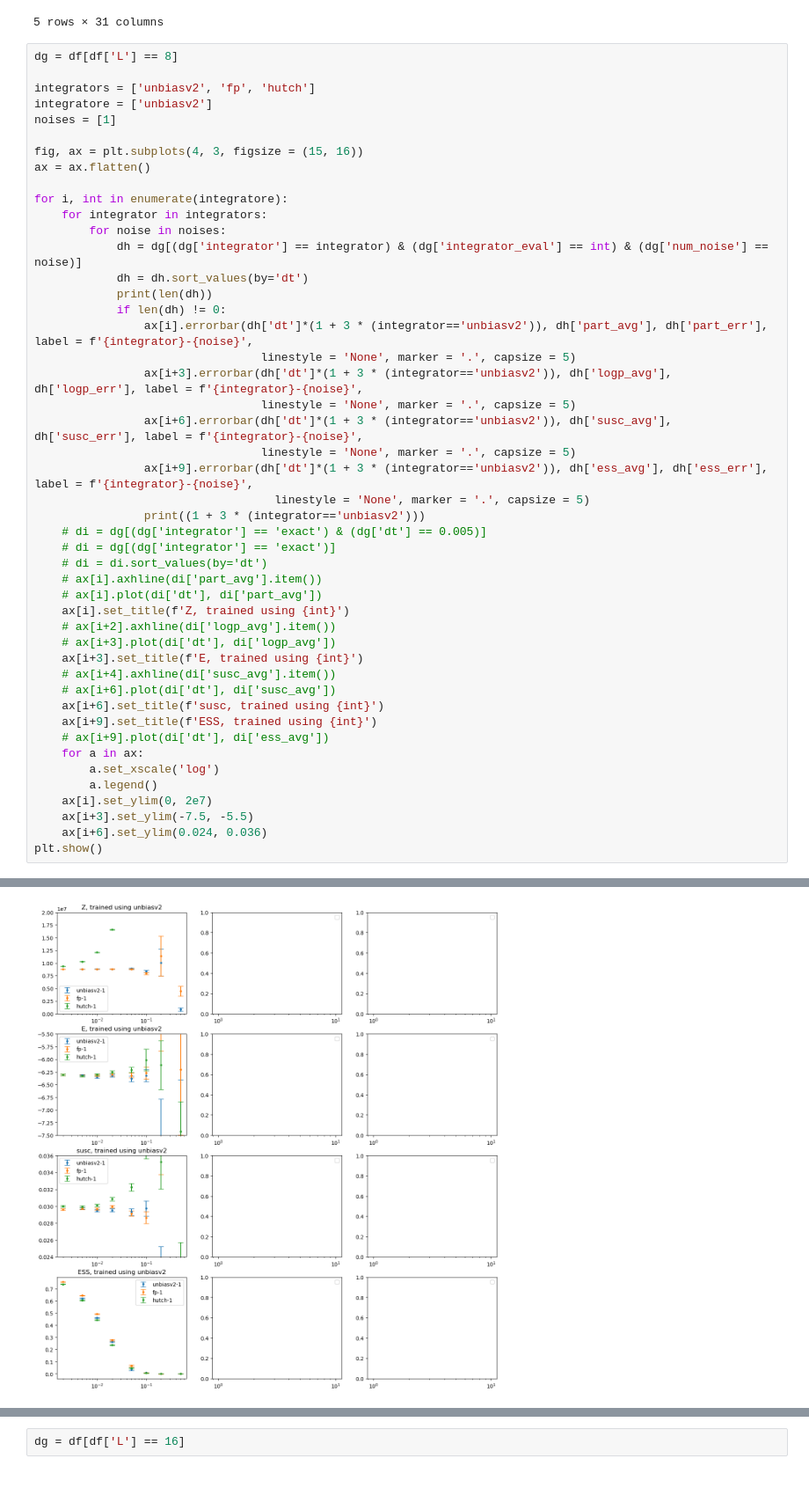
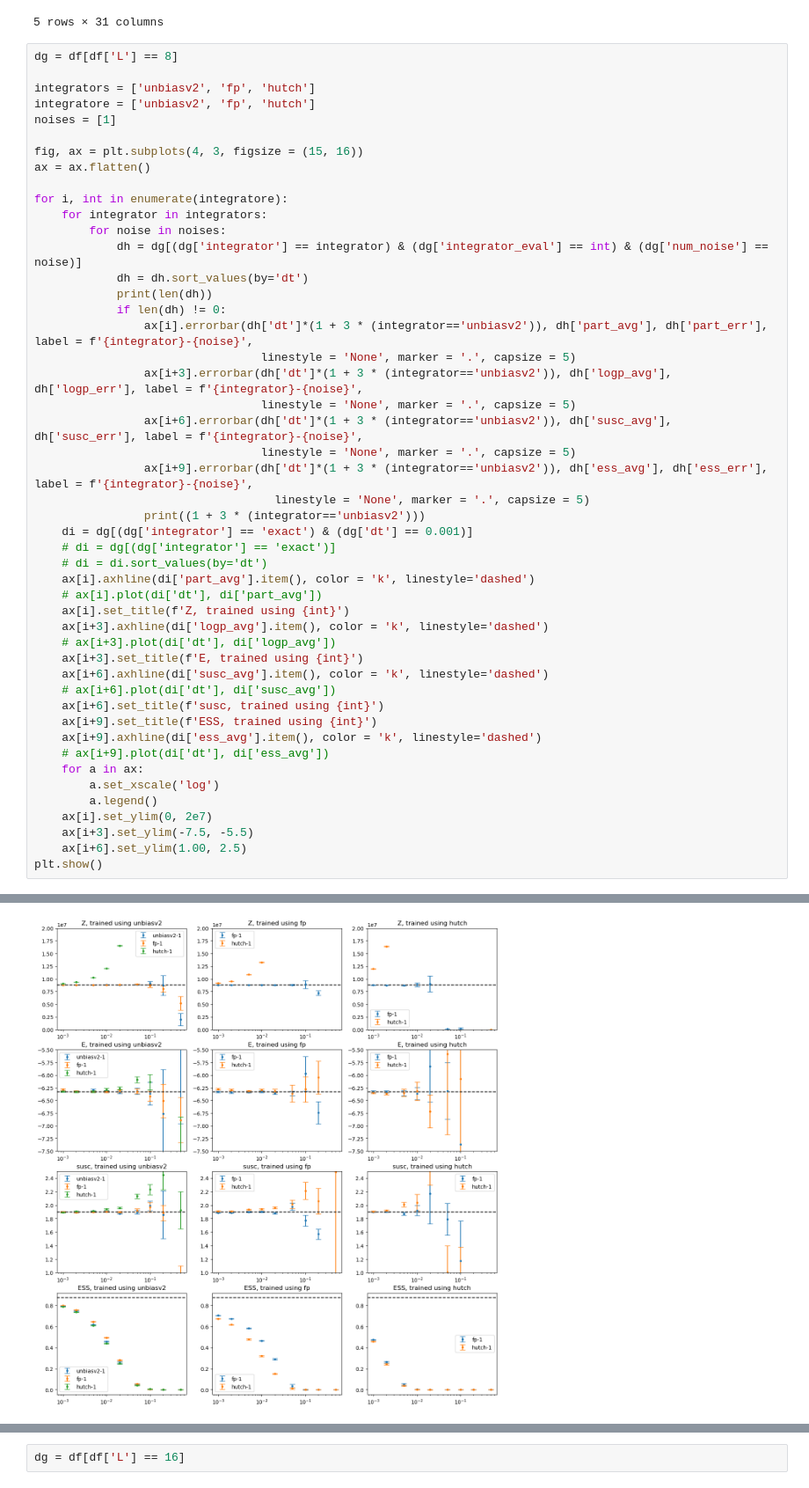
Before and after one commit to Satriawidy/unbiased_cnf, a Jupyter notebook: notebooks/analysis.ipynb, the cells around one changed output, grey strips where cells are left out. Shown at 88% size. Drawn from its saved outputs; the diff is of its cells as text.

```diff
--- a/notebooks/analysis.ipynb
+++ b/notebooks/analysis.ipynb
@@ -18,7 +18,7 @@ df.head()
 dg = df[df['L'] == 8]
 
 integrators = ['unbiasv2', 'fp', 'hutch']
-integratore = ['unbiasv2']
+integratore = ['unbiasv2', 'fp', 'hutch']
 noises = [1]
 
 fig, ax = plt.subplots(4, 3, figsize = (15, 16))
@@ -40,25 +40,26 @@ for i, int in enumerate(integratore):
                 ax[i+9].errorbar(dh['dt']*(1 + 3 * (integrator=='unbiasv2')), dh['ess_avg'], dh['ess_err'], label = f'{integrator}-{noise}',
                                    linestyle = 'None', marker = '.', capsize = 5)
                 print((1 + 3 * (integrator=='unbiasv2')))
-    # di = dg[(dg['integrator'] == 'exact') & (dg['dt'] == 0.005)]
+    di = dg[(dg['integrator'] == 'exact') & (dg['dt'] == 0.001)]
     # di = dg[(dg['integrator'] == 'exact')]
     # di = di.sort_values(by='dt')
-    # ax[i].axhline(di['part_avg'].item())
+    ax[i].axhline(di['part_avg'].item(), color = 'k', linestyle='dashed')
     # ax[i].plot(di['dt'], di['part_avg'])
     ax[i].set_title(f'Z, trained using {int}')
-    # ax[i+2].axhline(di['logp_avg'].item())
+    ax[i+3].axhline(di['logp_avg'].item(), color = 'k', linestyle='dashed')
     # ax[i+3].plot(di['dt'], di['logp_avg'])
     ax[i+3].set_title(f'E, trained using {int}')
-    # ax[i+4].axhline(di['susc_avg'].item())
+    ax[i+6].axhline(di['susc_avg'].item(), color = 'k', linestyle='dashed')
     # ax[i+6].plot(di['dt'], di['susc_avg'])
     ax[i+6].set_title(f'susc, trained using {int}')
     ax[i+9].set_title(f'ESS, trained using {int}')
+    ax[i+9].axhline(di['ess_avg'].item(), color = 'k', linestyle='dashed')
     # ax[i+9].plot(di['dt'], di['ess_avg'])
     for a in ax:
         a.set_xscale('log')
         a.legend()
     ax[i].set_ylim(0, 2e7)
     ax[i+3].set_ylim(-7.5, -5.5)
-    ax[i+6].set_ylim(0.024, 0.036)
+    ax[i+6].set_ylim(1.00, 2.5)
 plt.show()
 # %% [output]
@@ -71 +82 @@ plt.show()
-[figure, old version]
+[figure, new version]
```
Also changed, not shown: parts of 2 cells of this notebook.
